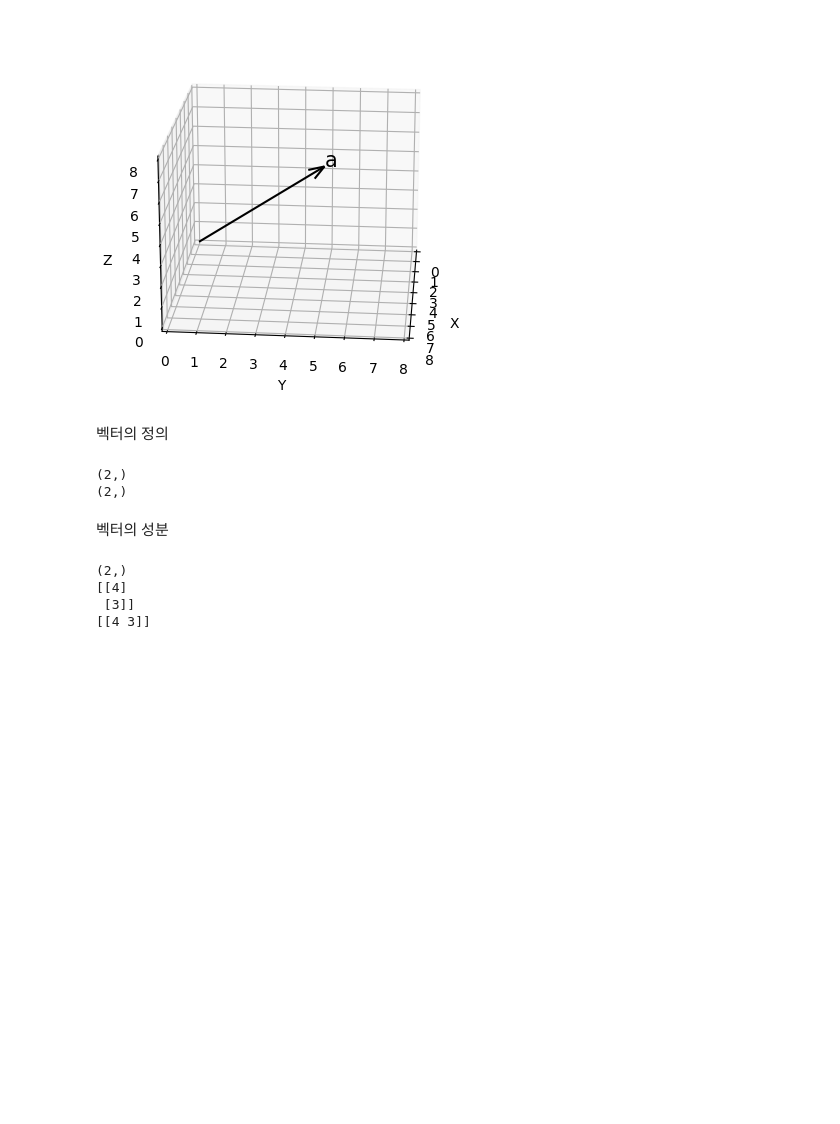
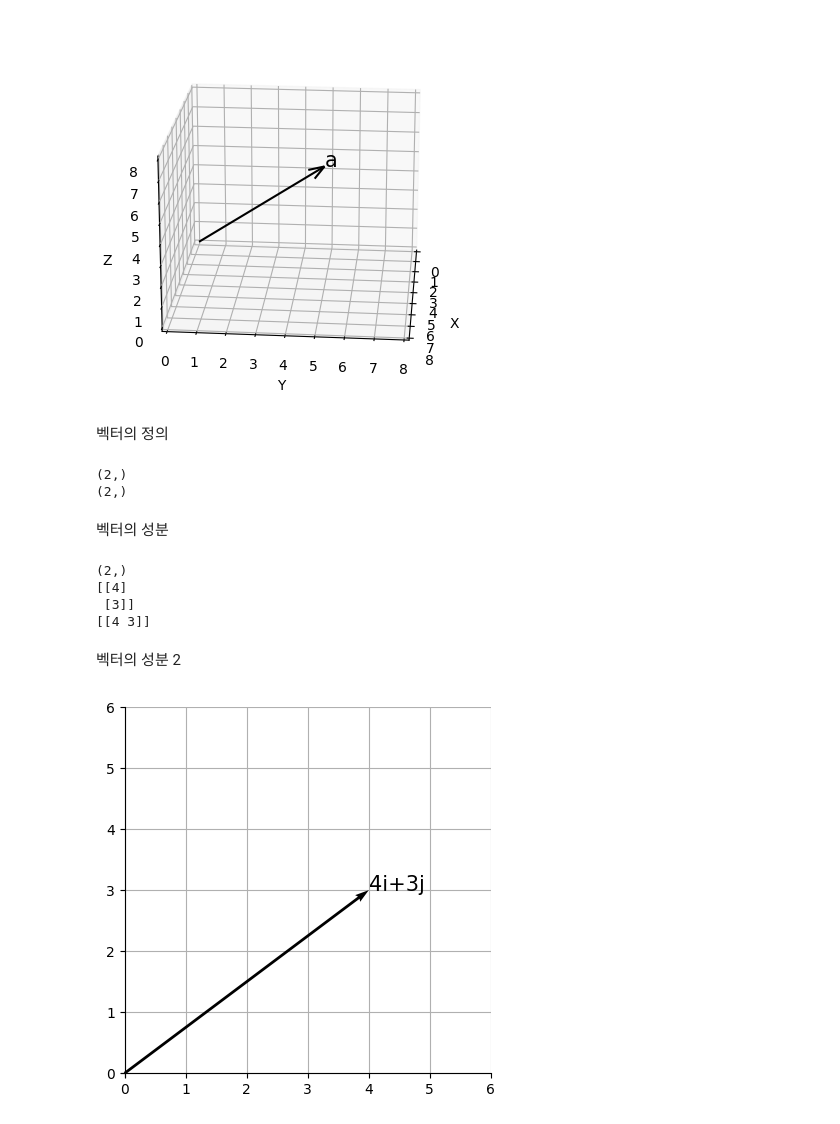
Before and after one commit to Yuhwan0650/linear_algebra2_git, a Jupyter notebook: 실습과제2.ipynb, the cells around one changed output. Cells and saved outputs as stored; diff of their text form; code cells hidden in the pictures; blank space fills up the shorter version.

```diff
--- a/실습과제2.ipynb
+++ b/실습과제2.ipynb
@@ -150,3 +149,35 @@ print(a)
 [[4]
  [3]]
 [[4 3]]
+# %% [markdown]
+벡터의 성분 2
+# %%
+import numpy as np
+import matplotlib.pyplot as plt
+
+i=np.array([1,0])
+j=np.array([0,1])
+
+a=4*i+3*j
+
+fig=plt.figure()
+ax=fig.add_subplot(1,1,1)
+
+ax.quiver(0,0,a[0],a[1],angles='xy', scale_units='xy', scale=1)
+ax.text(a[0],a[1],'4i+3j', size=15)
+
+
+ax.set_xticks(range(0,7))
+ax.set_yticks(range(0,7))
+ax.grid()
+
+ax.set_axisbelow(True)
+ax.set_aspect('equal',adjustable='box')
+
+ax.spines['left'].set_position('zero')
+ax.spines['bottom'].set_position('zero')
+ax.spines['right'].set_color('none')
+ax.spines['top'].set_color('none')
+plt.show()
+# %% [output]
+[figure, added]
```
Also changed, not shown: parts of 29 cells of this notebook.
